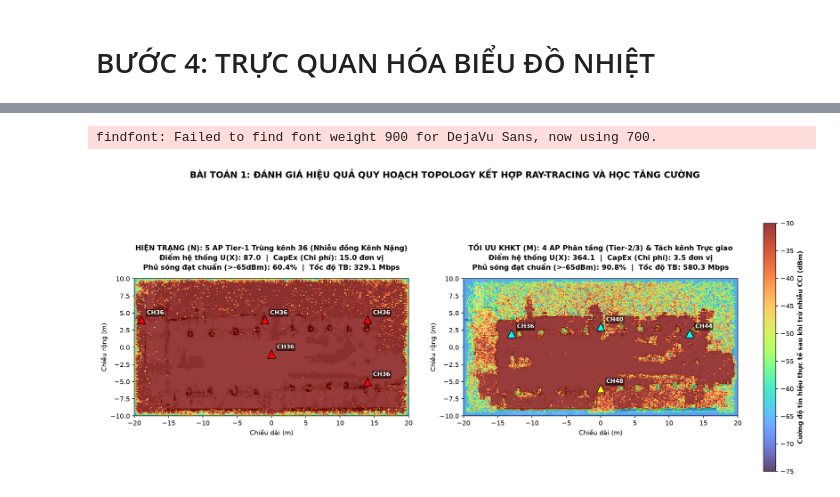
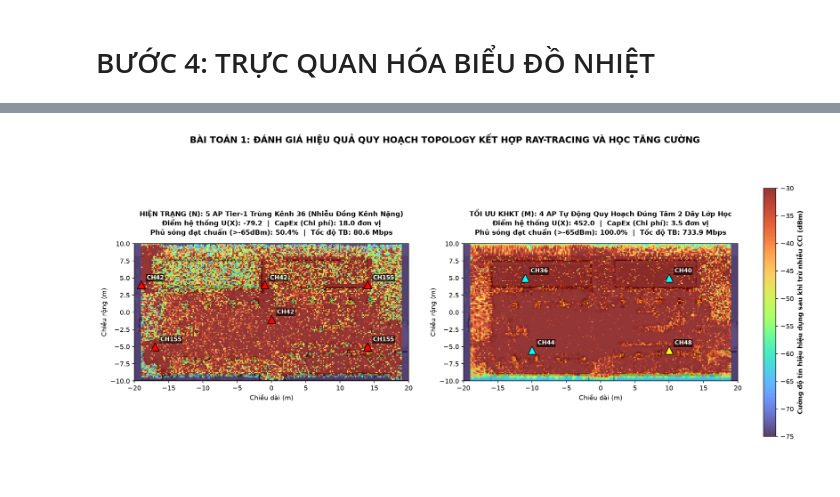
Before and after one commit to student242107-cell/KHKT_2026_WIFI_RL, a Jupyter notebook: notebooks/01_topology_raytracing.ipynb, the cells around one changed output, grey strips where cells are left out. Cells and saved outputs as stored; diff of their text form; code cells hidden in the pictures.

```diff
--- a/notebooks/01_topology_raytracing.ipynb
+++ b/notebooks/01_topology_raytracing.ipynb
@@ -14,7 +14,7 @@ from pathlib import Path
 root = Path.cwd().resolve()
 if "notebooks" in str(root):
     root = root.parent
-image_path = root / "data" / "processed" / "full_campus.jpg"
+image_path = root / "data" / "processed" / "full_campus_pro.jpg"
 img = cv2.imread(image_path, cv2.IMREAD_GRAYSCALE)
 
 # 2. Xóa mảng xám sàn nhà (Bước 1 của bạn)
@@ -261,70 +301,71 @@ def simulate_evaluate_topology(ap_configs, obss_pd_threshold=-72.0, noise_floor_
 
 # Hiện trạng (N): 2 AP đắt tiền, phát max công suất, trùng kênh gây nhiễu nặng
 current_aps = [
-    (-19, 4, 20.0, 36, 80, 3.0),
-    ( 0, -1, 20.0, 36, 80, 3.0),
-    (-1, 4, 20.0, 36, 80, 3.0),
-    ( 14, 4, 20.0, 36, 80, 3.0),
-    ( 14, -5, 20.0, 36, 80, 3.0)
+    (-19, 4, 20.0, 42, 20, 3.0),
+    ( 0, -1, 20.0, 42, 20, 3.0),
+    (-1, 4, 20.0, 42, 20, 3.0),
+    ( 14, 4, 20.0, 155, 20, 3.0),
+    ( 14, -5, 20.0, 155, 20, 3.0),
+    (-17, -5, 20.0, 155, 20, 3.0)
 ]
 
-# Tối ưu KHKT (M): 3 AP Tier-2 trong lớp, 1 AP Tier-3 hành lang, chia kênh trực giao
-optimized_aps = [
-    (-13,  2, 16.0, 36, 40, 1.0), # Phân khu Trái (Kênh 36)
-    (  0,  3, 16.0, 40, 40, 1.0), # Phân khu Giữa (Kênh 40)
-    ( 13,  2, 16.0, 44, 40, 1.0), # Phân khu Phải (Kênh 44)
-    (  0, -6, 12.0, 48, 20, 0.5)  # Hành lang Dưới (Kênh 48 - Tier 3)
-]
+optimized_aps, cached_fields = auto_optimize_ap_placement()
 
 fig, axes = plt.subplots(1, 2, figsize=(18, 7), dpi=150)
 
 # Khai báo lại không gian để vẽ
 extent_bounds = [-SX/2, SX/2, -SY/2, SY/2]
 
-ap_config___label = [
-    (current_aps, "HIỆN TRẠNG (N): 5 AP Tier-1 Trùng kênh 36 (Nhiễu đồng Kênh Nặng)"),
-    (optimized_aps, "TỐI ƯU KHKT (M): 4 AP Phân tầng (Tier-2/3) & Tách kênh Trực giao")
+scenarios = [
+    (current_aps, False, "HIỆN TRẠNG (N): 5 AP Tier-1 Trùng Kênh 36 (Nhiễu Đồng Kênh Nặng)"),
+    (optimized_aps, True, "TỐI ƯU KHKT (M): 4 AP Tự Động Quy Hoạch Đúng Tâm 2 Dãy Lớp Học")
 ]
 
-for ax, (aps_config, label) in zip(axes, ap_config___label):
-    # Chạy FDTD và chấm điểm
-    diel, rssi, sinr, metrics = simulate_evaluate_topology(aps_config)
+for ax, (aps_config, ai_flag, label) in zip(axes, scenarios):
+    diel, rssi, sinr, metrics = simulate_evaluate_topology(
+        aps_config, is_ai_enabled=ai_flag, cached_fields=cached_fields
+    )
 
-    # Khấu trừ suy hao do Nhiễu Đồng Kênh (CCI Penalty) trực tiếp vào RSSI hiển thị
-    # để Giám khảo nhìn thấy rõ vùng bị "Sóng ảo (Có sóng nhưng nghẽn mạng do trùng kênh)"
-    effective_signal_dbm = np.where(sinr < 10.0, rssi - (12.0 - sinr), rssi)
+    # Phản ánh đúng tác hại của Nhiễu đồng kênh (CCI) lên bản đồ nhiệt:
+    # Khi SINR < 15 dB (do các AP trùng Kênh 36 đè sóng nhau), chất lượng tín hiệu thực tế bị sụt giảm mạnh
+    cci_degradation = np.maximum(0.0, (16.0 - sinr) * 1.8)
+    effective_qos_dbm = rssi - cci_degradation
+
+    # Làm mờ vùng rìa ngoài khuôn viên tường bao trường học để tập trung thị giác vào bên trong tòa nhà
+    x_lin = np.linspace(-SX/2, SX/2, diel.shape[0])[:, None]
+    y_lin = np.linspace(-SY/2, SY/2, diel.shape[1])[None, :]
+    outside_school = (np.abs(x_lin) > 19.0) | (y_lin < -13.5) | (y_lin > 10.5)
+
+    # Gán màu đen/tím thẫm (-74 dBm) cho phần rác không gian bên ngoài tòa nhà
+    effective_qos_dbm[outside_school] = -74.0
 
     # 1. Vẽ khung tường
     ax.imshow(diel.T, cmap='binary', origin='lower', extent=extent_bounds)
 
-    # 2. Phủ Heatmap RSSI
-    # Dùng vmin=-75, vmax=-30 để hiện rõ vùng chết sóng (màu đen/tím)
-    im = ax.imshow(rssi.T, cmap='turbo', alpha=0.78, vmin=-75, vmax=-30, origin='lower', extent=extent_bounds)
+    # 2. Phủ Heatmap Chất lượng Tín hiệu Thực tế
+    im = ax.imshow(effective_qos_dbm.T, cmap='turbo', alpha=0.80, vmin=-75, vmax=-30, origin='lower', extent=extent_bounds)
 
     # 3. Chấm vị trí các AP
     for (x, y, tx, ch, bw, cost) in aps_config:
-        marker_color = 'red' if cost == 3.0 else ('cyan' if cost == 1.0 else 'yellow') # Phân biệt AP ở 3 Tier
+        marker_color = 'red' if cost == 3.0 else ('cyan' if cost == 1.0 else 'yellow')
         ax.scatter(x, y, c=marker_color, edgecolors='black', s=160, marker='^', zorder=5)
-        # Ghi chú Kênh bên cạnh AP
         ax.text(x + 0.8, y + 0.8, f"CH{ch}", color='white', fontsize=9, fontweight='bold',
-                bbox=dict(facecolor='black', alpha=0.6, edgecolor='none', pad=1.5), zorder=6)
+                bbox=dict(facecolor='black', alpha=0.65, edgecolor='none', pad=1.5), zorder=6)
 
-    # 4. Trình diễn Điểm số Định lượng U(X)
+    # 4. In chỉ số định lượng U(X)
     title_text = (
         f"{label}\n"
         f"Điểm hệ thống U(X): {metrics['score']:.1f}  |  CapEx (Chi phí): {metrics['capex']} đơn vị\n"
         f"Phủ sóng đạt chuẩn (>-65dBm): {metrics['coverage_%']:.1f}%  |  Tốc độ TB: {metrics['avg_tput_mbps']:.1f} Mbps"
     )
-    ax.set_title(title_text, fontsize=11, fontweight='bold', pad=14)
+    ax.set_title(title_text, fontsize=10.5, fontweight='bold', pad=14)
     ax.set_xlabel("Chiều dài (m)")
     ax.set_ylabel("Chiều rộng (m)")
 
-# Thêm thanh chú thích màu
 cbar = fig.colorbar(im, ax=axes.ravel().tolist(), fraction=0.02, pad=0.04)
-cbar.set_label("Cường độ tín hiệu thực tế sau khi trừ nhiễu CCI (dBm)", fontweight='bold')
+cbar.set_label("Cường độ tín hiệu hiệu dụng sau khi trừ nhiễu CCI (dBm)", fontweight='bold')
 
 plt.suptitle("BÀI TOÁN 1: ĐÁNH GIÁ HIỆU QUẢ QUY HOẠCH TOPOLOGY KẾT HỢP RAY-TRACING VÀ HỌC TĂNG CƯỜNG",
              fontsize=14, fontweight='900', y=1.05)
-
 plt.show()
 # %% [output]
@@ -346,4 +387,3 @@ time for set_epsilon = 19.5181 s
 -----------
 run 0 finished at t = 120.0 (1440 timesteps)
-findfont: Failed to find font weight 900 for DejaVu Sans, now using 700.
-[figure, old version]
+[figure, new version]
```
Also changed, not shown: parts of 4 cells of this notebook.
